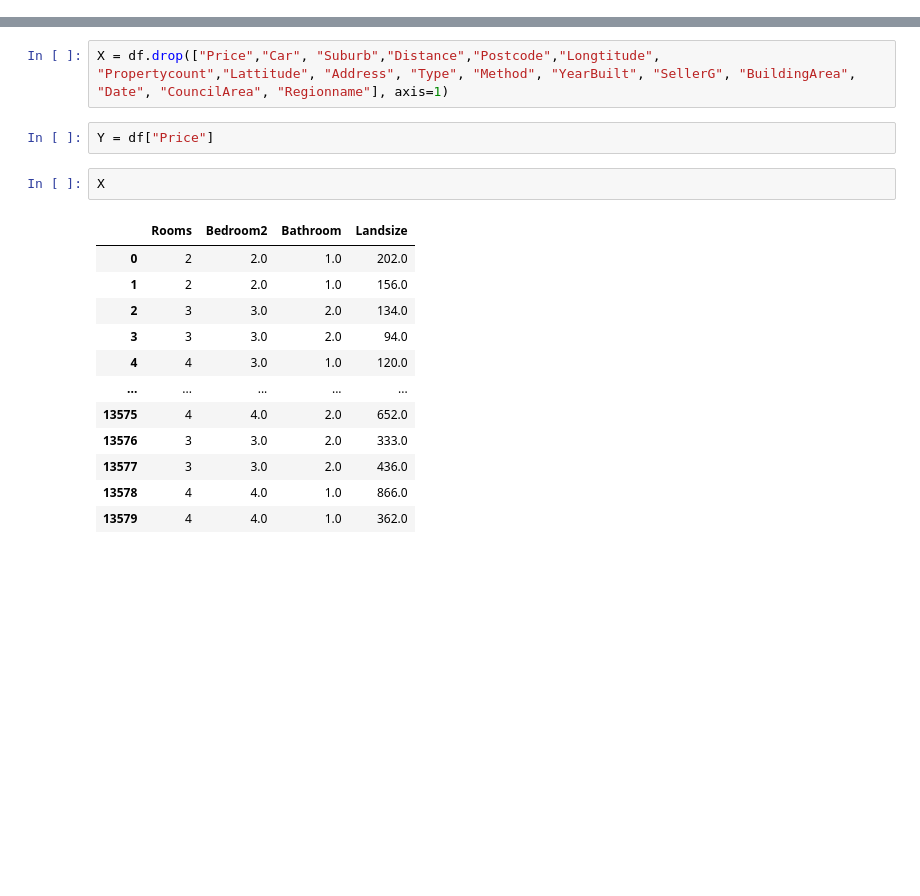
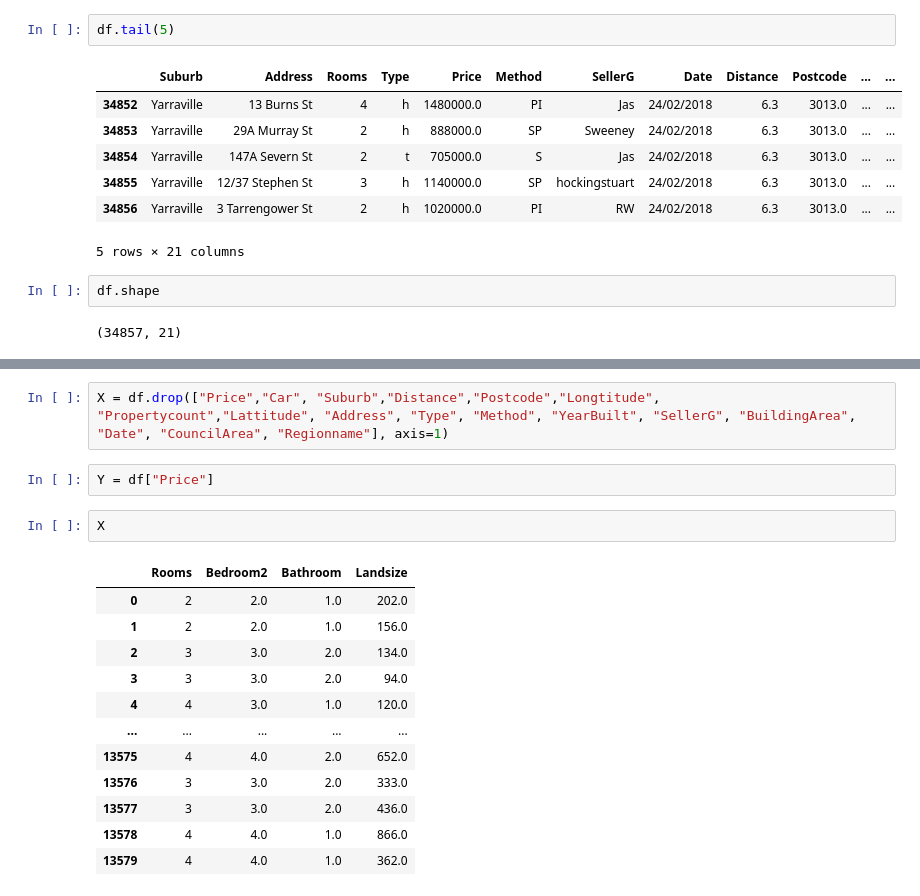
Before and after one commit to Riguini/Melbourne-Housing-Snapshot, a Jupyter notebook: Melbourne_Housing_Dataset.ipynb, the cells around one changed output, grey strips where cells are left out. Cells and saved outputs as stored; diff of their text form; blank space fills up the shorter version.

```diff
--- a/Melbourne_Housing_Dataset.ipynb
+++ b/Melbourne_Housing_Dataset.ipynb
@@ -27,0 +40,14 @@ df.head()
+# %%
+df.tail(5)
+# %% [output]
+|  | Suburb | Address | Rooms | Type | Price | Method | SellerG | Date | Distance | Postcode | ... | ... |
+| 34852 | Yarraville | 13 Burns St | 4 | h | 1480000.0 | PI | Jas | 24/02/2018 | 6.3 | 3013.0 | ... | ... |
+| 34853 | Yarraville | 29A Murray St | 2 | h | 888000.0 | SP | Sweeney | 24/02/2018 | 6.3 | 3013.0 | ... | ... |
+| 34854 | Yarraville | 147A Severn St | 2 | t | 705000.0 | S | Jas | 24/02/2018 | 6.3 | 3013.0 | ... | ... |
+| 34855 | Yarraville | 12/37 Stephen St | 3 | h | 1140000.0 | SP | hockingstuart | 24/02/2018 | 6.3 | 3013.0 | ... | ... |
+| 34856 | Yarraville | 3 Tarrengower St | 2 | h | 1020000.0 | PI | RW | 24/02/2018 | 6.3 | 3013.0 | ... | ... |
+5 rows × 21 columns
+# %%
+df.shape
+# %% [output]
+(34857, 21)
```
Also changed, not shown: parts of 22 cells of this notebook.
